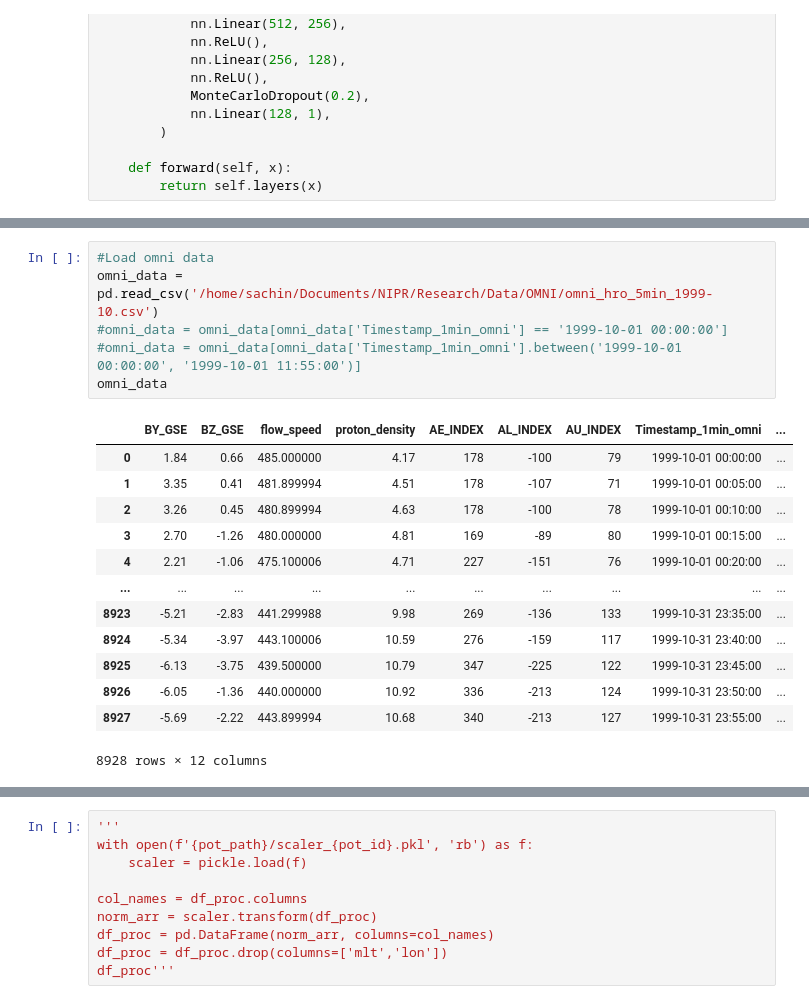
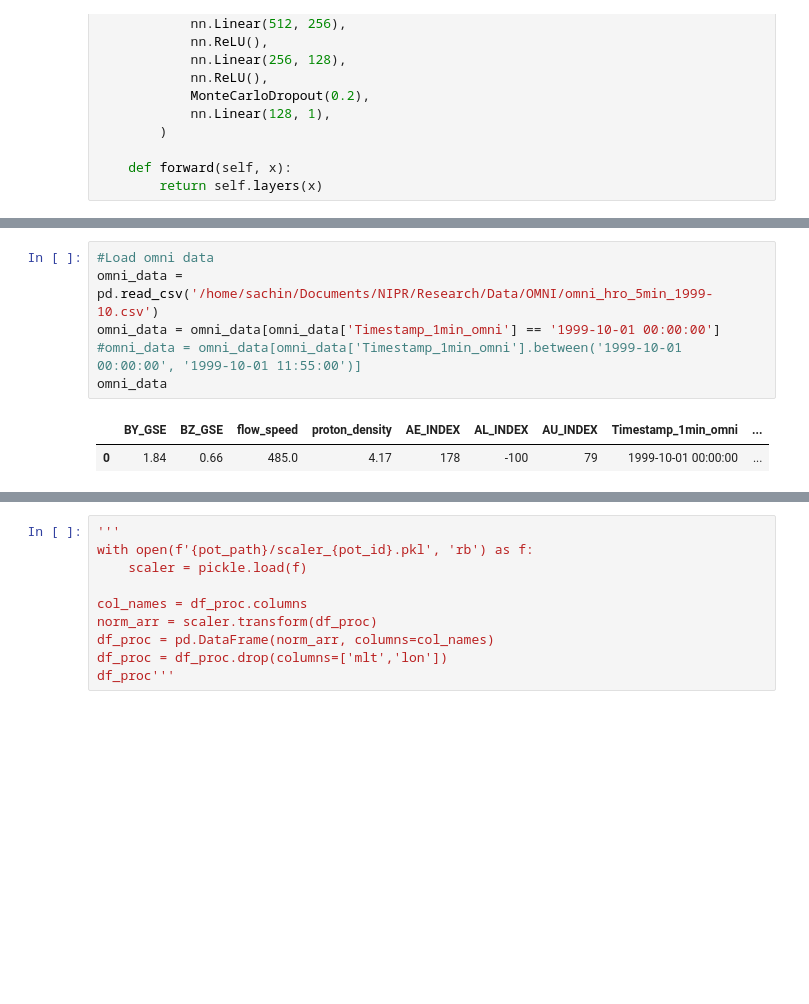
Before and after one commit to reddy-sachin/REPPU-ESN2, a Jupyter notebook: AE/AE_calc_MLP.ipynb, the cells around one changed output, grey strips where cells are left out. Drawn from its saved outputs; the diff is of its cells as text; blank space fills up the shorter version.

```diff
--- a/AE/AE_calc_MLP.ipynb
+++ b/AE/AE_calc_MLP.ipynb
@@ -97,23 +97,12 @@ MLP(
 # %%
 #Load omni data
 omni_data = pd.read_csv('/home/sachin/Documents/NIPR/Research/Data/OMNI/omni_hro_5min_1999-10.csv')
-#omni_data = omni_data[omni_data['Timestamp_1min_omni'] == '1999-10-01 00:00:00']
+omni_data = omni_data[omni_data['Timestamp_1min_omni'] == '1999-10-01 00:00:00']
 #omni_data = omni_data[omni_data['Timestamp_1min_omni'].between('1999-10-01 00:00:00', '1999-10-01 11:55:00')]
 omni_data
 # %% [output]
 |  | BY_GSE | BZ_GSE | flow_speed | proton_density | AE_INDEX | AL_INDEX | AU_INDEX | Timestamp_1min_omni | ... |
-| 0 | 1.84 | 0.66 | 485.000000 | 4.17 | 178 | -100 | 79 | 1999-10-01 00:00:00 | ... |
-| 1 | 3.35 | 0.41 | 481.899994 | 4.51 | 178 | -107 | 71 | 1999-10-01 00:05:00 | ... |
-| 2 | 3.26 | 0.45 | 480.899994 | 4.63 | 178 | -100 | 78 | 1999-10-01 00:10:00 | ... |
-| 3 | 2.70 | -1.26 | 480.000000 | 4.81 | 169 | -89 | 80 | 1999-10-01 00:15:00 | ... |
-| 4 | 2.21 | -1.06 | 475.100006 | 4.71 | 227 | -151 | 76 | 1999-10-01 00:20:00 | ... |
-| ... | ... | ... | ... | ... | ... | ... | ... | ... | ... |
-| 8923 | -5.21 | -2.83 | 441.299988 | 9.98 | 269 | -136 | 133 | 1999-10-31 23:35:00 | ... |
-| 8924 | -5.34 | -3.97 | 443.100006 | 10.59 | 276 | -159 | 117 | 1999-10-31 23:40:00 | ... |
-| 8925 | -6.13 | -3.75 | 439.500000 | 10.79 | 347 | -225 | 122 | 1999-10-31 23:45:00 | ... |
-| 8926 | -6.05 | -1.36 | 440.000000 | 10.92 | 336 | -213 | 124 | 1999-10-31 23:50:00 | ... |
-| 8927 | -5.69 | -2.22 | 443.899994 | 10.68 | 340 | -213 | 127 | 1999-10-31 23:55:00 | ... |
+| 0 | 1.84 | 0.66 | 485.0 | 4.17 | 178 | -100 | 79 | 1999-10-01 00:00:00 | ... |
-8928 rows × 12 columns
 # %%
 def split_to_df(df):
 
```
Also changed, not shown: parts of 5 cells of this notebook, 6 other files.
